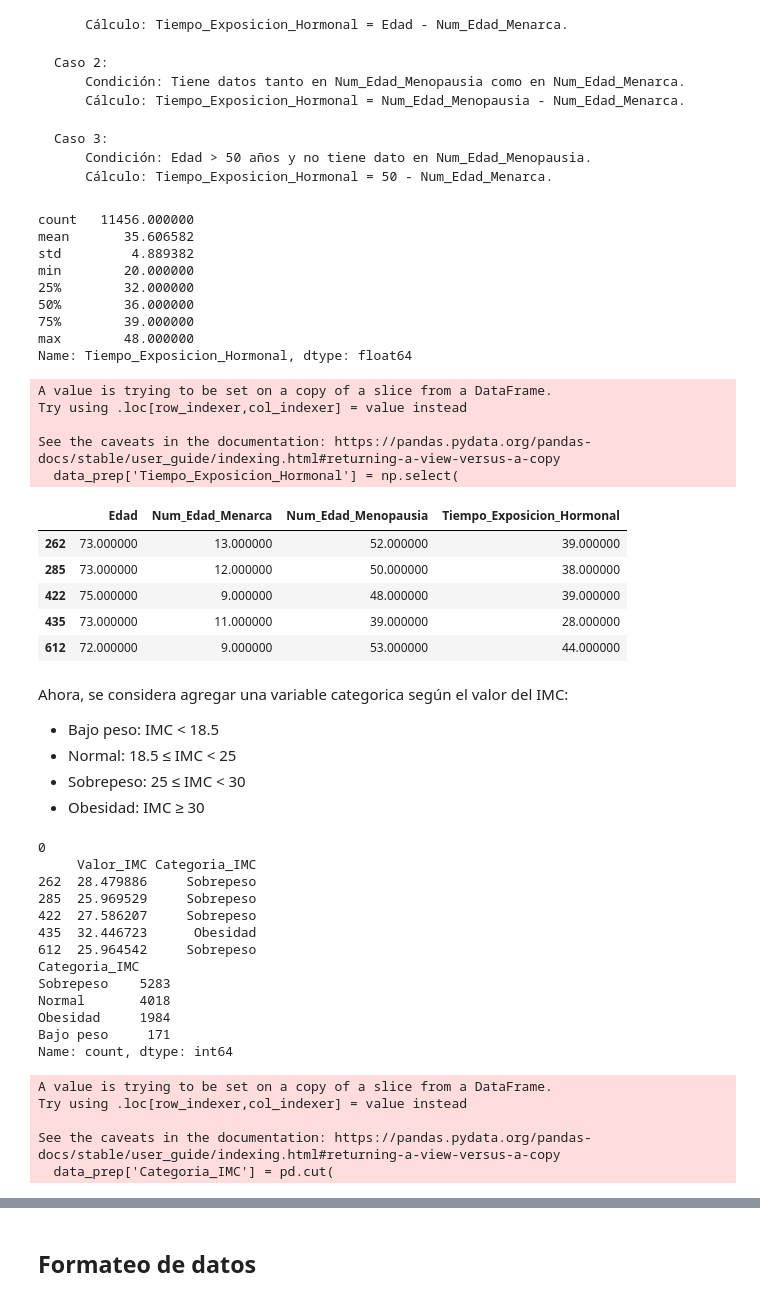
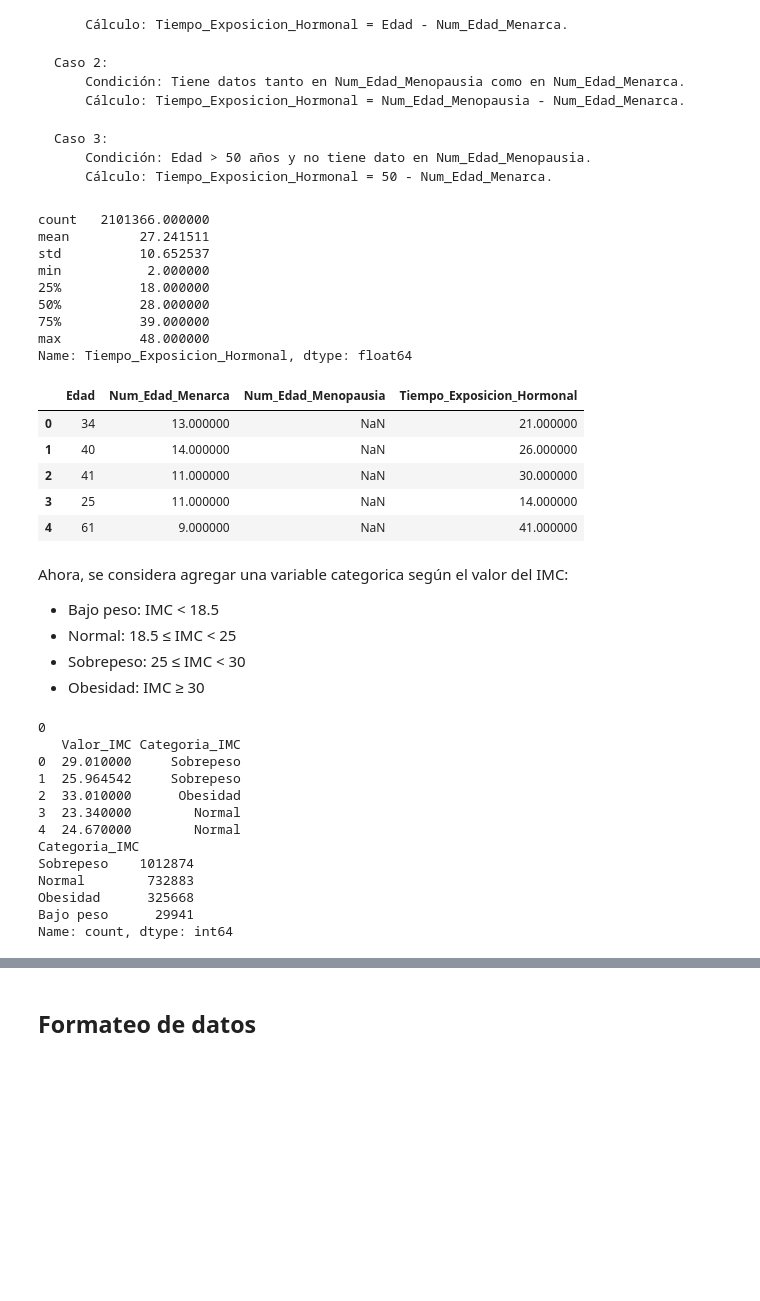
Before and after one commit to jherronr/Modelo_CA_Mama, a Jupyter notebook: Modelo_CA_Mama.ipynb, the cells around one changed output, grey strips where cells are left out. Drawn from its saved outputs; the diff is of its cells as text; code cells hidden in the pictures; blank space fills up the shorter version.

```diff
--- a/Modelo_CA_Mama.ipynb
+++ b/Modelo_CA_Mama.ipynb
@@ -1120,10 +1112,7 @@ For example, when doing 'df[col].method(value, inplace=True)', try using 'df.met
+# %%
+# Imputar los valores faltantes con 'Desconocido'
+data_prep['Raza_Desc'] = data_prep['Raza_Desc'].fillna('Desconocido')
 # %%
-# Añadir la categoría 'Desconocido' a 'Raza_Desc'
-data_prep['Raza_Desc'] = data_prep['Raza_Desc'].cat.add_categories('Desconocido')
-
-# Imputar los valores faltantes con 'Desconocido'
-data_prep['Raza_Desc'].fillna('Desconocido', inplace=True)
-
 # Crear la variable binaria Ind_Raza_Blanca
 data_prep['Ind_Raza_Blanca'] = data_prep['Raza_Desc'].apply(lambda x: 1 if x == 'Blanca' else 0)
 
@@ -1168,4 +1154,4 @@ For example, when doing 'df[col].method(value, inplace=True)', try using 'df.met
 # %%
 #Eliminar todas las filas con datos faltantes
-data_prep.dropna(inplace=True)
-data_prep
+# data_prep.dropna(inplace=True)
+# data_prep
@@ -1274,53 +1246,48 @@ for var in variables_necesarias:
     if var not in data_prep.columns:
         raise ValueError(f"La variable '{var}' no está en el DataFrame.")
 
 # 2. Crear condiciones para cada caso
 # Caso 1: Edad < 50 y Num_Edad_Menopausia es NaN
-condicion1 = (data_prep['Edad'] < 50) & (data_prep['Num_Edad_Menopausia'].isnull()) & (data_prep['Num_Edad_Menarca'].notnull())
+condicion1 = (data_prep['Edad'] <= 50) & (data_prep['Num_Edad_Menopausia'].isnull()) & (data_prep['Num_Edad_Menarca'].notnull())
 
 # Caso 2: Num_Edad_Menopausia y Num_Edad_Menarca no son NaN
 condicion2 = (data_prep['Num_Edad_Menopausia'].notnull()) & (data_prep['Num_Edad_Menarca'].notnull())
 
 # Caso 3: Edad > 50 y Num_Edad_Menopausia es NaN
-condicion3 = (data_prep['Edad'] > 50) & (data_prep['Num_Edad_Menopausia'].isnull()) & (data_prep['Num_Edad_Menarca'].notnull())
+condicion3 = (data_prep['Edad'] >= 50) & (data_prep['Num_Edad_Menopausia'].isnull()) & (data_prep['Num_Edad_Menarca'].notnull())
 
 # 3. Definir los cálculos correspondientes
 calculo1 = data_prep['Edad'] - data_prep['Num_Edad_Menarca']
 calculo2 = data_prep['Num_Edad_Menopausia'] - data_prep['Num_Edad_Menarca']
 calculo3 = 50 - data_prep['Num_Edad_Menarca']
 
 # 4. Aplicar los cálculos usando np.select
 data_prep['Tiempo_Exposicion_Hormonal'] = np.select(
     condlist=[condicion1, condicion2, condicion3],
     choicelist=[calculo1, calculo2, calculo3],
     default=np.nan  # Valor por defecto si no se cumple ninguna condición
 )
 
 # Opcional: Revisar estadísticas de la nueva variable
 print(data_prep['Tiempo_Exposicion_Hormonal'].describe())
 # 5. Verificar los resultados
 data_prep[['Edad', 'Num_Edad_Menarca', 'Num_Edad_Menopausia', 'Tiempo_Exposicion_Hormonal']].head()
 # %% [output]
-count   11456.000000
-mean       35.606582
-std         4.889382
-min        20.000000
-25%        32.000000
-50%        36.000000
-75%        39.000000
-max        48.000000
+count   2101366.000000
+mean         27.241511
+std          10.652537
+min           2.000000
+25%          18.000000
+50%          28.000000
+75%          39.000000
+max          48.000000
 Name: Tiempo_Exposicion_Hormonal, dtype: float64
-A value is trying to be set on a copy of a slice from a DataFrame.
-Try using .loc[row_indexer,col_indexer] = value instead
-
-See the caveats in the documentation: https://pandas.pydata.org/pandas-docs/stable/user_guide/indexing.html#returning-a-view-versus-a-copy
-  data_prep['Tiempo_Exposicion_Hormonal'] = np.select(
 |  | Edad | Num_Edad_Menarca | Num_Edad_Menopausia | Tiempo_Exposicion_Hormonal |
-| 262 | 73.000000 | 13.000000 | 52.000000 | 39.000000 |
-| 285 | 73.000000 | 12.000000 | 50.000000 | 38.000000 |
-| 422 | 75.000000 | 9.000000 | 48.000000 | 39.000000 |
-| 435 | 73.000000 | 11.000000 | 39.000000 | 28.000000 |
-| 612 | 72.000000 | 9.000000 | 53.000000 | 44.000000 |
+| 0 | 34 | 13.000000 | NaN | 21.000000 |
+| 1 | 40 | 14.000000 | NaN | 26.000000 |
+| 2 | 41 | 11.000000 | NaN | 30.000000 |
+| 3 | 25 | 11.000000 | NaN | 14.000000 |
+| 4 | 61 | 9.000000 | NaN | 41.000000 |
 # %% [markdown]
 Ahora, se considera agregar una variable categorica según el valor del IMC:
 - Bajo peso: IMC < 18.5
@@ -1351,22 +1318,17 @@ print(data_prep[['Valor_IMC', 'Categoria_IMC']].head())
 print(data_prep['Categoria_IMC'].value_counts())
 # %% [output]
 0
-     Valor_IMC Categoria_IMC
-262  28.479886     Sobrepeso
-285  25.969529     Sobrepeso
-422  27.586207     Sobrepeso
-435  32.446723      Obesidad
-612  25.964542     Sobrepeso
+   Valor_IMC Categoria_IMC
+0  29.010000     Sobrepeso
+1  25.964542     Sobrepeso
+2  33.010000      Obesidad
+3  23.340000        Normal
+4  24.670000        Normal
 Categoria_IMC
-Sobrepeso    5283
-Normal       4018
-Obesidad     1984
-Bajo peso     171
+Sobrepeso    1012874
+Normal        732883
+Obesidad      325668
+Bajo peso      29941
 Name: count, dtype: int64
-A value is trying to be set on a copy of a slice from a DataFrame.
-Try using .loc[row_indexer,col_indexer] = value instead
-
-See the caveats in the documentation: https://pandas.pydata.org/pandas-docs/stable/user_guide/indexing.html#returning-a-view-versus-a-copy
-  data_prep['Categoria_IMC'] = pd.cut(
 # %%
 data_prep.drop('Num_Edad_Menopausia', axis=1, inplace=True)
```
Also changed, not shown: parts of 83 cells of this notebook, 1 other file.
